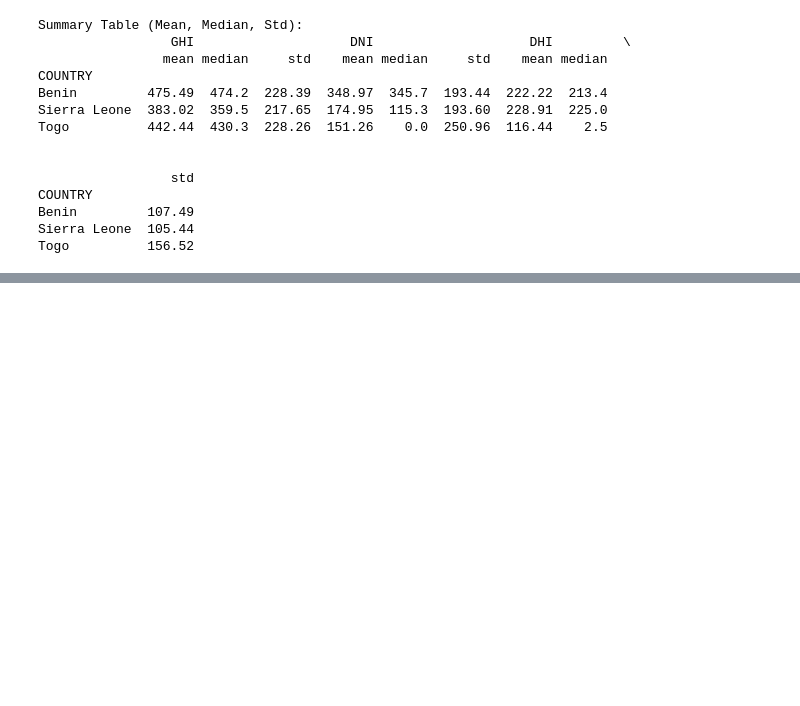
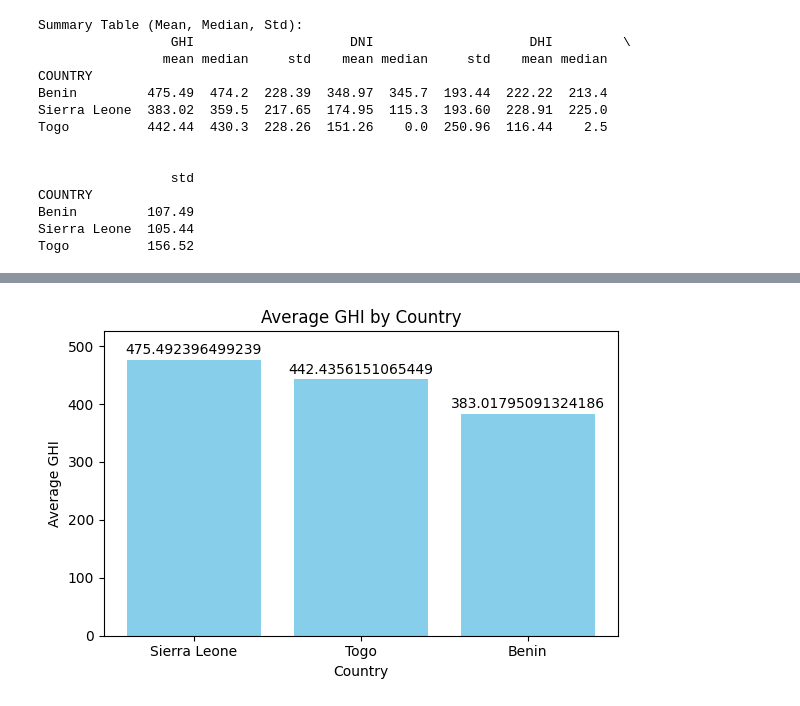
Before and after one commit to tsegabogale24/solar-challenge-week1, a Jupyter notebook: notebooks/compare-countries.ipynb, the cells around one changed output, grey strips where cells are left out. Cells and saved outputs as stored; diff of their text form; code cells hidden in the pictures; blank space fills up the shorter version.

Commit message:
cross-country comparision making statistical analysis and metric comparision

```diff
--- a/notebooks/compare-countries.ipynb
+++ b/notebooks/compare-countries.ipynb
@@ -14,9 +14,13 @@ df_sierraleone.columns = df_sierraleone.columns.str.upper()
 df_togo.columns = df_togo.columns.str.upper()
 # %%
 # Add country labels
-df_benin['Country'] = 'Benin'
-df_sierraleone['Country'] = 'Sierra Leone'
-df_togo['Country'] = 'Togo'
+df_benin['COUNTRY'] = 'Benin'
+df_sierraleone['COUNTRY'] = 'Sierra Leone'
+df_togo['COUNTRY'] = 'Togo'
 
 # Combine all into one DataFrame
 all_data = pd.concat([df_benin, df_sierraleone, df_togo], ignore_index=True)
+print(all_data.describe())
+print(all_data.shape)
+print(all_data.head())  # First few rows
+print(all_data.tail()) #Last few rows
@@ -64,3 +86,7 @@ COUNTRY
 Benin         107.49
 Sierra Leone  105.44
 Togo          156.52
+# %%
+ghi_benin = all_data[all_data['COUNTRY'] == 'Benin']['GHI'].dropna()
+ghi_sierra = all_data[all_data['COUNTRY'] == 'Sierra Leone']['GHI'].dropna()
+ghi_togo = all_data[all_data['COUNTRY'] == 'Togo']['GHI'].dropna()
@@ -66,0 +118,28 @@ Togo          156.52
+# %%
+
+
+# Sample average GHI values for each country (replace with actual values if needed)
+countries = ['Sierra Leone', 'Benin', 'Togo']
+average_ghi = [ghi_benin.mean(), ghi_sierra.mean(), ghi_togo.mean()]  # Hypothetical values for illustration
+
+# Sort data for ranking
+sorted_data = sorted(zip(countries, average_ghi), key=lambda x: x[1], reverse=True)
+sorted_countries, sorted_ghi = zip(*sorted_data)
+
+# Plotting the bar chart
+plt.figure(figsize=(6, 4))
+bars = plt.bar(sorted_countries, sorted_ghi, color='skyblue')
+plt.title('Average GHI by Country')
+plt.xlabel('Country')
+plt.ylabel('Average GHI')
+plt.ylim(0, max(sorted_ghi) + 50)
+
+# Add value labels on top of bars
+for bar in bars:
+    yval = bar.get_height()
+    plt.text(bar.get_x() + bar.get_width()/2, yval + 5, f'{yval}', ha='center', va='bottom')
+
+plt.tight_layout()
+plt.show()
+# %% [output]
+[figure, added]
```
Also changed, not shown: parts of 4 cells of this notebook.
